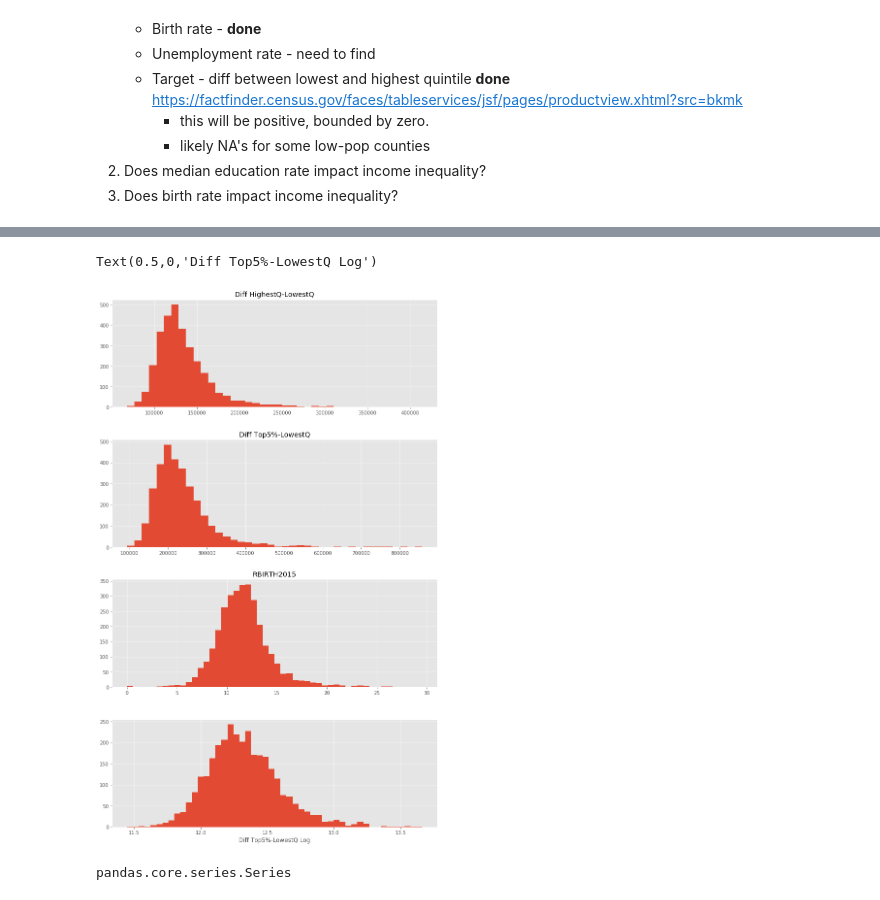
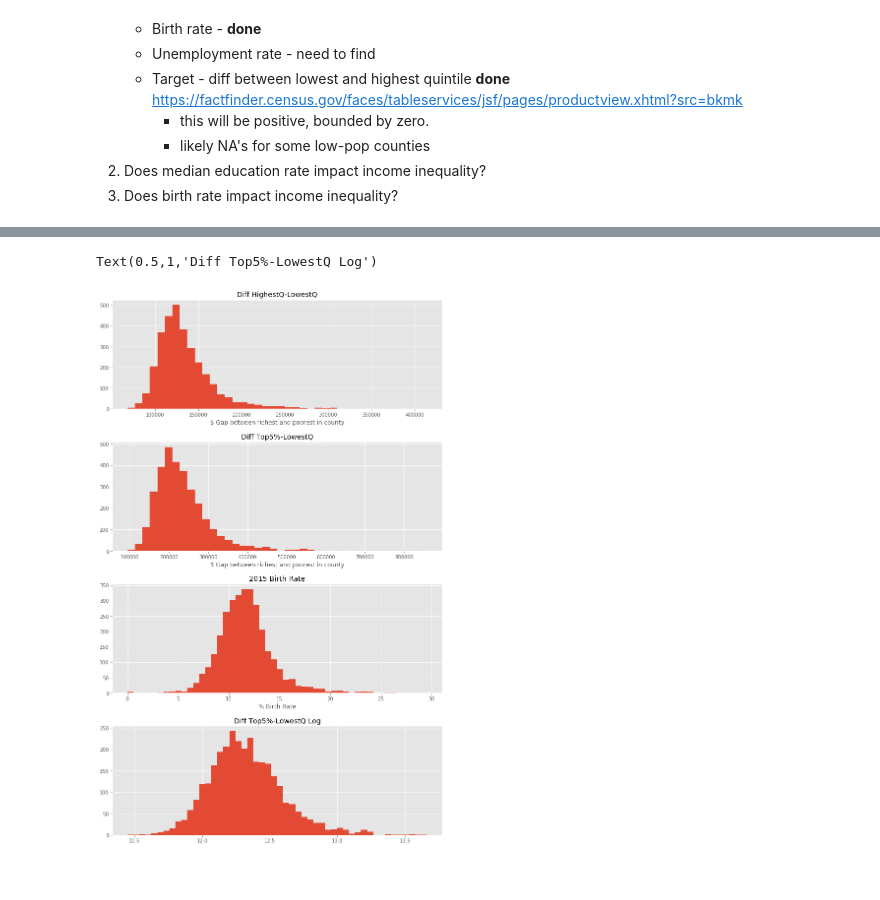
Before and after one commit to frechfrechfrech/Income_Inequality, a Jupyter notebook: Initial Census Data Exploration.ipynb, the cells around one changed output, grey strips where cells are left out. Saved outputs shown, nothing was run; the diff lists cells and outputs as text; code cells hidden in the pictures.

```diff
--- a/Initial Census Data Exploration.ipynb
+++ b/Initial Census Data Exploration.ipynb
@@ -102,10 +109,11 @@ quintiles['Diff Top5%-LowestQ'] = quintiles['Top 5% Mean']\
 # Get data from data folder provided. Reduce to only the columns we care about
 pop_estimates = pd.read_csv('data/co-est2015-alldata-utf8-3142.csv')
 birth_rate = pop_estimates.loc[:,['STATE','COUNTY','STNAME','CTYNAME','POPESTIMATE2015','BIRTHS2015','RBIRTH2015']]
-
+birth_rate.columns = ['State', 'County_Code_drop', 'State_Name', 'County_Name', 'Pop_2015', 'Births_2015','Birth_Rate_2015']
 # Create new numeric column for county code with state + 000 county to enable merging with other dataframes
-birth_rate['COUNTY']= birth_rate['COUNTY'].astype(str,'000').apply(lambda x: '{0:0>3}'.format(x))
-birth_rate['County_Code'] = (birth_rate['STATE'].astype(str) + birth_rate['COUNTY']).astype(int)
+birth_rate['County_Code_drop']= birth_rate['County_Code_drop'].astype(str,'000').apply(lambda x: '{0:0>3}'.format(x))
+birth_rate['County_Code'] = (birth_rate['State'].astype(str) + birth_rate['County_Code_drop']).astype(int)
+birth_rate.drop('County_Code_drop', axis=1, inplace=True)
 
 
 ''' Population density prep '''
@@ -133,14 +141,15 @@ education_25yr = remove_columns(education_25yr,'Error')
 # update column names to remove redundant header elements
 education_25yr = update_column_names(education_25yr, 'Total; Estimate; Population 25 years and over - ')
 # rename county columns to be consistent with other tables
-education_25yr.rename(columns={'Id2':'County_Code','Geography':'County_State' }, inplace=True)
+education_25yr.rename(columns={'Id2':'County_Code','Geography':'County_State',\
+                               'Total; Estimate; Population 25 years and over':'Pop_25_years_and_over'}, inplace=True)
 
 # change columns for rate
 education_25yr = convert_to_pct_columns(education_25yr, ['Less than 9th grade',
        '9th to 12th grade, no diploma',
        'High school graduate (includes equivalency)',
        'Some college, no degree', "Associate's degree", "Bachelor's degree",
-       'Graduate or professional degree'], 'Total; Estimate; Population 25 years and over')
+       'Graduate or professional degree'], 'Pop_25_years_and_over')
 
 
 ''' Racial Groups Prep
@@ -155,7 +164,7 @@ limitation is only includes information for people who identify as a single race
 race = pd.read_csv('data/ACS_15_SPT_DP05_with_ann.csv', header=1, encoding = "ISO-8859-1")
 
 # rename county columns to be consistent with other tables
-race.rename(columns={'Id2':'County_Code','Geography':'County_State' }, inplace=True)
+race.rename(columns={'Id2':'County_Code','Geography':'County_State'}, inplace=True)
 race['County_Code'].unique().shape
 # Create pivot table to make race column headers
 race_pivot = pd.pivot_table(race, index= ['County_Code','County_State'],\
@@ -165,15 +174,15 @@ race_pivot.fillna(value=0, inplace=True)
 race_pivot = pd.DataFrame(race_pivot.to_records())
 
 # Turn race variables into percentages
-race_pivot['pop_total']=race_pivot.iloc[:,2:].sum(axis=1)
+race_pivot['Single_Race_Population']=race_pivot.iloc[:,2:].sum(axis=1)
 race_pivot.columns = ['County_Code', 'County_State',
        'American Indian/Alaska Native',
        'Asian', 'Black/African American',
        'Native Hawaiian/Pacific Islander',
-       'Other', 'White', 'pop_total']
+       'Other', 'White', 'Single_Race_Population']
 
 race_pivot = convert_to_pct_columns(race_pivot, ['American Indian/Alaska Native','Asian', 'Black/African American',\
-                                          'Native Hawaiian/Pacific Islander','Other', 'White'],'pop_total')
+                                          'Native Hawaiian/Pacific Islander','Other', 'White'],'Single_Race_Population')
 
 # race_pivot.head()
 # race_pivot.head()
@@ -184,16 +202,15 @@ race_pivot = convert_to_pct_columns(race_pivot, ['American Indian/Alaska Native'
 # %%
 fig,(ax1,ax2,ax3,ax4) = plt.subplots(4,figsize=(12,20))
 # visualization
 quintiles.hist(column = ['Diff HighestQ-LowestQ','Diff Top5%-LowestQ'], bins= 40, sharex=True, figsize=(10,4), ax=(ax1,ax2));
-birth_rate.hist(column = 'RBIRTH2015', bins = 50, ax=ax3)
-
+birth_rate.hist(column = 'Birth_Rate_2015', bins = 50, ax=ax3)
+ax1.set_xlabel('$ Gap between richest and poorest in county')
+ax2.set_xlabel('$ Gap between richest and poorest in county')
+ax3.set_title('2015 Birth Rate')
+ax3.set_xlabel('% Birth Rate')
 #log transform quintiles
 quintiles['Diff Top5%-LowestQ'].apply(np.log).hist(bins=50, ax=ax4)
-ax4.set_xlabel('Diff Top5%-LowestQ Log')
+ax4.set_title('Diff Top5%-LowestQ Log')
 # %% [output]
-Text(0.5,0,'Diff Top5%-LowestQ Log')
+Text(0.5,1,'Diff Top5%-LowestQ Log')
-[figure, old version]
+[figure, new version]
-# %%
-type(quintiles_log)
-# %% [output]
-pandas.core.series.Series
```
Also changed, not shown: parts of 24 cells of this notebook, 4 other files.
